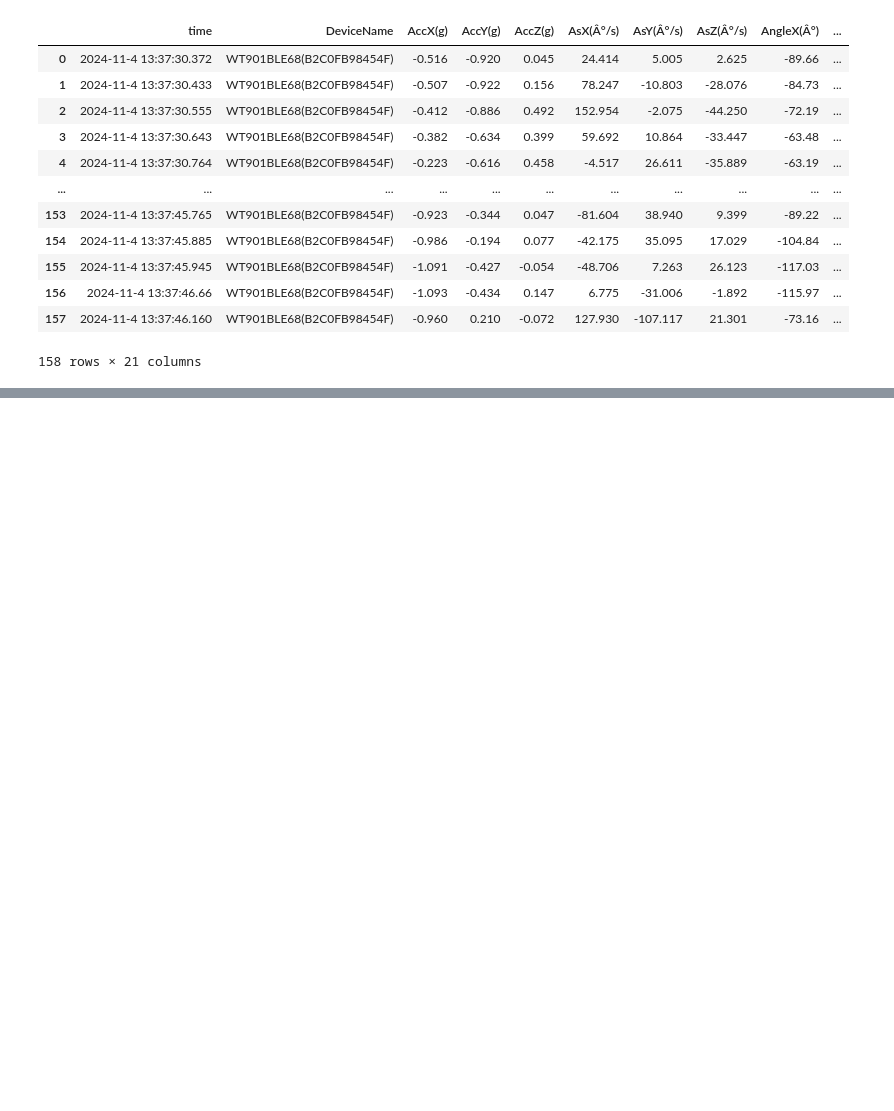
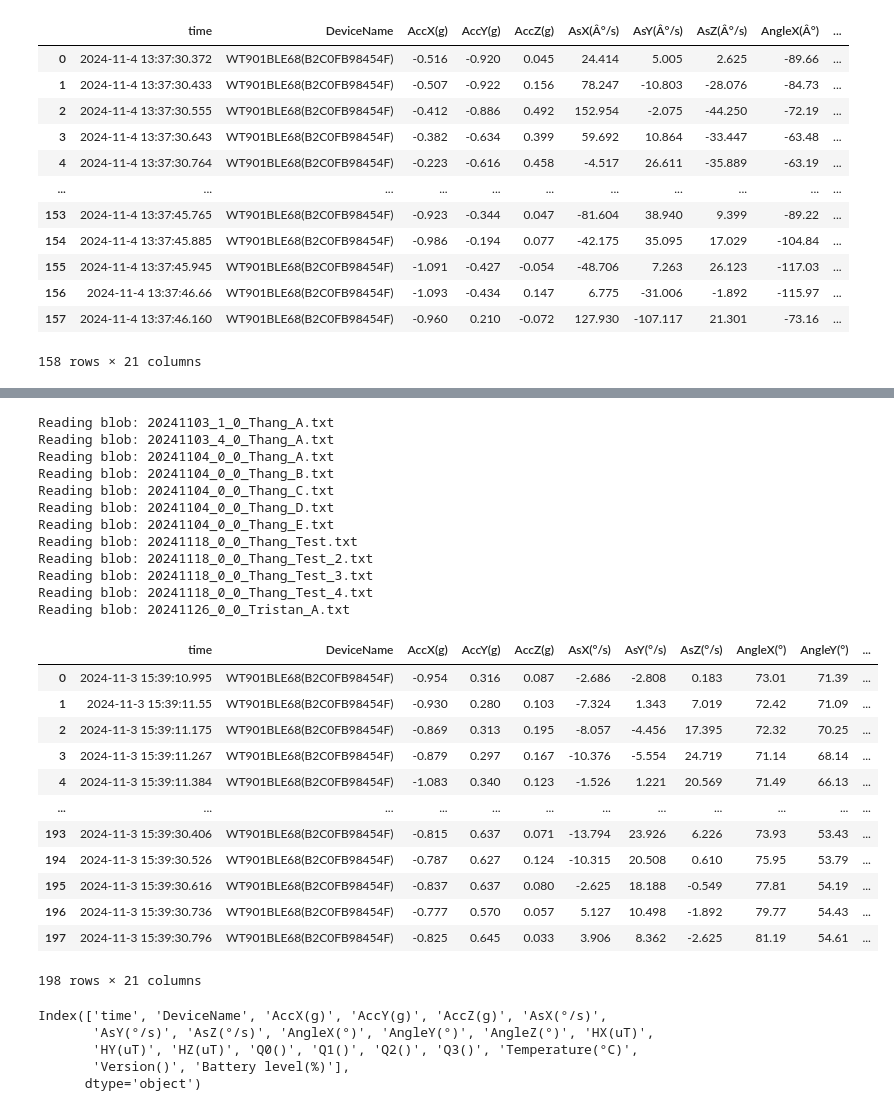
Before and after one commit to DinhThangKhuc/MLOps, a Jupyter notebook: src/preprocess_data.ipynb, the cells around one changed output, grey strips where cells are left out. Cells and saved outputs as stored; diff of their text form; code cells hidden in the pictures; blank space fills up the shorter version.

```diff
--- a/src/preprocess_data.ipynb
+++ b/src/preprocess_data.ipynb
@@ -65,3 +64,55 @@ local_data_path = "../data"
 
 # Run pipeline
 a = pipeline.fit_transform(local_data_path)
+# %%
+from sklearn.pipeline import Pipeline
+import dvc as dvc
+import transforms as tf
+import importlib
+
+importlib.reload(dvc)
+importlib.reload(tf)
+
+pipeline = Pipeline([
+        ("datetime", dvc.AzureDataLoader())
+    ])
+
+local_data_path = "../data"
+
+# Run pipeline
+a = pipeline.fit_transform(local_data_path)
+a[0]
+# %% [output]
+Reading blob: 20241103_1_0_Thang_A.txt
+Reading blob: 20241103_4_0_Thang_A.txt
+Reading blob: 20241104_0_0_Thang_A.txt
+Reading blob: 20241104_0_0_Thang_B.txt
+Reading blob: 20241104_0_0_Thang_C.txt
+Reading blob: 20241104_0_0_Thang_D.txt
+Reading blob: 20241104_0_0_Thang_E.txt
+Reading blob: 20241118_0_0_Thang_Test.txt
+Reading blob: 20241118_0_0_Thang_Test_2.txt
+Reading blob: 20241118_0_0_Thang_Test_3.txt
+Reading blob: 20241118_0_0_Thang_Test_4.txt
+Reading blob: 20241126_0_0_Tristan_A.txt
+|  | time | DeviceName | AccX(g) | AccY(g) | AccZ(g) | AsX(°/s) | AsY(°/s) | AsZ(°/s) | AngleX(°) | AngleY(°) | ... |
+| 0 | 2024-11-3 15:39:10.995 | WT901BLE68(B2C0FB98454F) | -0.954 | 0.316 | 0.087 | -2.686 | -2.808 | 0.183 | 73.01 | 71.39 | ... |
+| 1 | 2024-11-3 15:39:11.55 | WT901BLE68(B2C0FB98454F) | -0.930 | 0.280 | 0.103 | -7.324 | 1.343 | 7.019 | 72.42 | 71.09 | ... |
+| 2 | 2024-11-3 15:39:11.175 | WT901BLE68(B2C0FB98454F) | -0.869 | 0.313 | 0.195 | -8.057 | -4.456 | 17.395 | 72.32 | 70.25 | ... |
+| 3 | 2024-11-3 15:39:11.267 | WT901BLE68(B2C0FB98454F) | -0.879 | 0.297 | 0.167 | -10.376 | -5.554 | 24.719 | 71.14 | 68.14 | ... |
+| 4 | 2024-11-3 15:39:11.384 | WT901BLE68(B2C0FB98454F) | -1.083 | 0.340 | 0.123 | -1.526 | 1.221 | 20.569 | 71.49 | 66.13 | ... |
+| ... | ... | ... | ... | ... | ... | ... | ... | ... | ... | ... | ... |
+| 193 | 2024-11-3 15:39:30.406 | WT901BLE68(B2C0FB98454F) | -0.815 | 0.637 | 0.071 | -13.794 | 23.926 | 6.226 | 73.93 | 53.43 | ... |
+| 194 | 2024-11-3 15:39:30.526 | WT901BLE68(B2C0FB98454F) | -0.787 | 0.627 | 0.124 | -10.315 | 20.508 | 0.610 | 75.95 | 53.79 | ... |
+| 195 | 2024-11-3 15:39:30.616 | WT901BLE68(B2C0FB98454F) | -0.837 | 0.637 | 0.080 | -2.625 | 18.188 | -0.549 | 77.81 | 54.19 | ... |
+| 196 | 2024-11-3 15:39:30.736 | WT901BLE68(B2C0FB98454F) | -0.777 | 0.570 | 0.057 | 5.127 | 10.498 | -1.892 | 79.77 | 54.43 | ... |
+| 197 | 2024-11-3 15:39:30.796 | WT901BLE68(B2C0FB98454F) | -0.825 | 0.645 | 0.033 | 3.906 | 8.362 | -2.625 | 81.19 | 54.61 | ... |
+198 rows × 21 columns
+# %%
+a[0].columns
+# %% [output]
+Index(['time', 'DeviceName', 'AccX(g)', 'AccY(g)', 'AccZ(g)', 'AsX(°/s)',
+       'AsY(°/s)', 'AsZ(°/s)', 'AngleX(°)', 'AngleY(°)', 'AngleZ(°)', 'HX(uT)',
+       'HY(uT)', 'HZ(uT)', 'Q0()', 'Q1()', 'Q2()', 'Q3()', 'Temperature(°C)',
+       'Version()', 'Battery level(%)'],
+      dtype='object')
```
Also changed, not shown: parts of 3 cells of this notebook, 7 other files.
